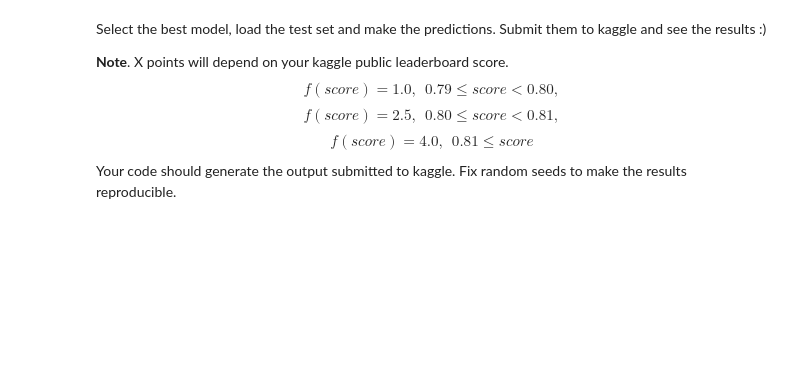
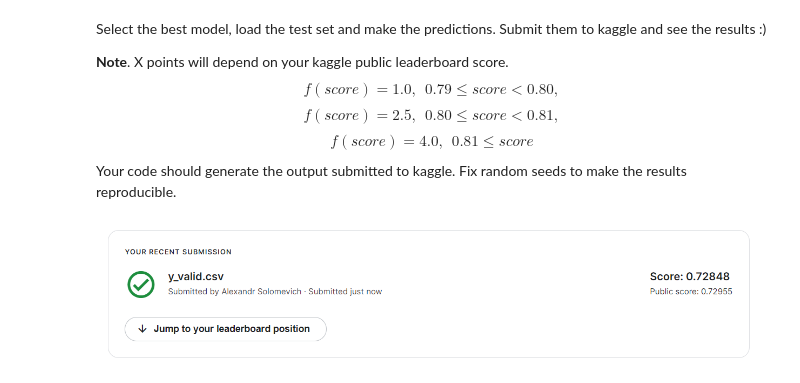
Before and after one commit to alsing/ml-intro-rs-school, a Jupyter notebook: 5 - Classification Linear KNN/hw_classification.ipynb, the cells around one changed output. Cells and saved outputs as stored; diff of their text form; code cells hidden in the pictures; blank space fills up the shorter version.

```diff
--- a/5 - Classification Linear KNN/hw_classification.ipynb
+++ b/5 - Classification Linear KNN/hw_classification.ipynb
@@ -668,3 +764,8 @@ $$ f(score) = 1.0, \ \ 0.79 \leq score < 0.80,$$
 $$ f(score) = 2.5, \ \ 0.80 \leq score < 0.81,$$
 $$ f(score) = 4.0, \ \ 0.81 \leq score $$
 Your code should generate the output submitted to kaggle. Fix random seeds to make the results reproducible.
+# %%
+from IPython.display import Image
+Image('res.png')
+# %% [output]
+[figure, added]
```
Also changed, not shown: parts of 22 cells of this notebook.
